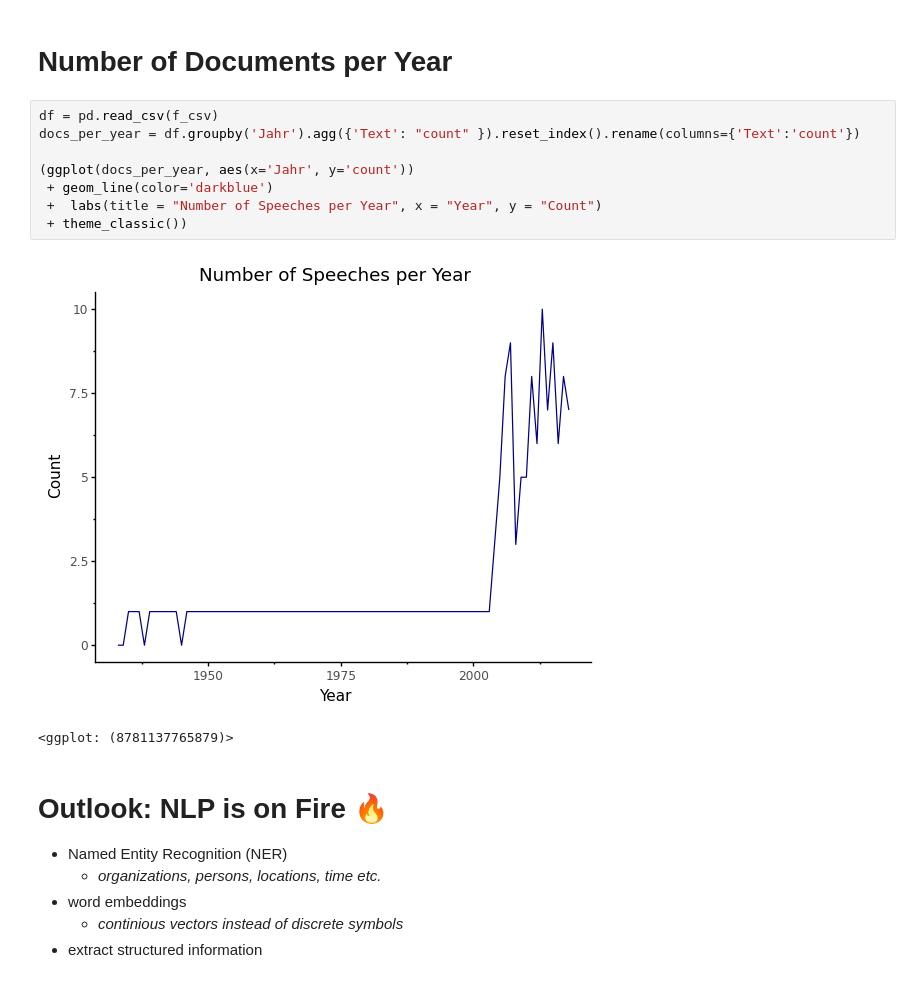
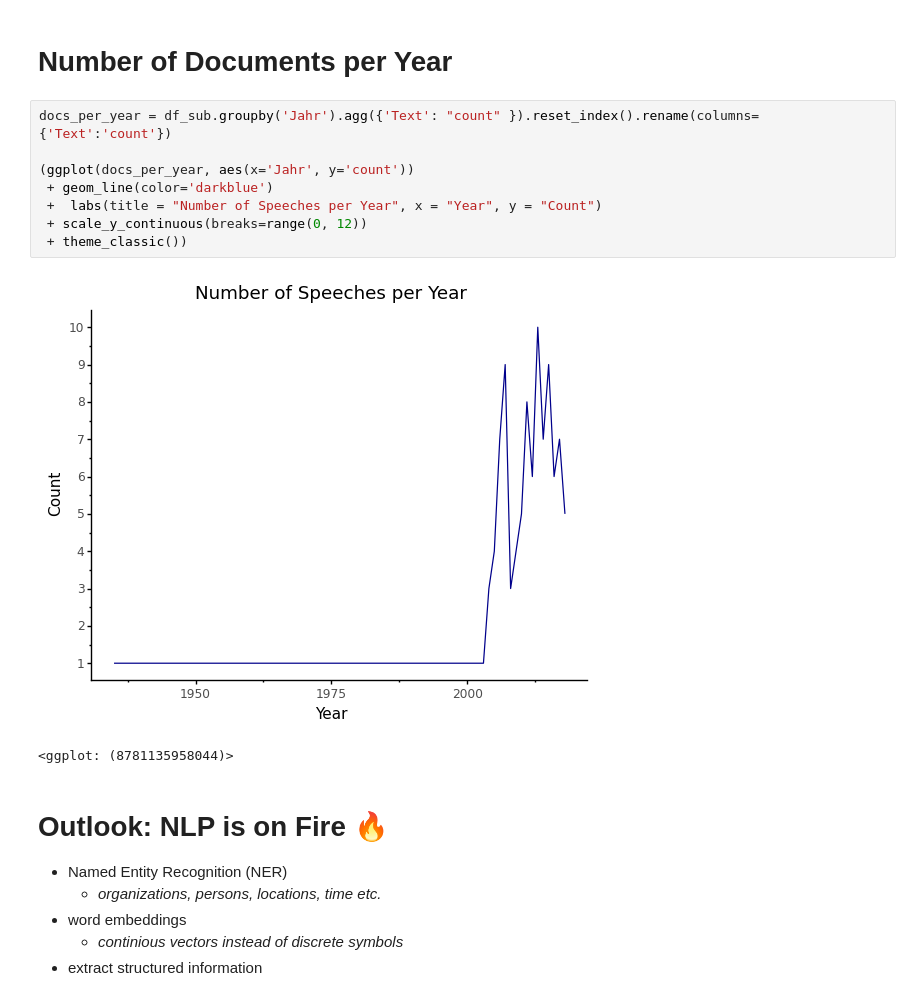
Before and after one commit to aflueckiger/KED2021, a Jupyter notebook: scripts/KED2020_10.ipynb, the cells around one changed output. Saved outputs shown, nothing was run; the diff lists cells and outputs as text.

Commit message:
change scale of doc frq plot

```diff
--- a/scripts/KED2020_10.ipynb
+++ b/scripts/KED2020_10.ipynb
@@ -445,16 +445,16 @@ df_terms = df_tidy[df_tidy['term'].isin(terms)]
 # %% [markdown]
 # Number of Documents per Year
 # %%
-df = pd.read_csv(f_csv)
-docs_per_year = df.groupby('Jahr').agg({'Text': "count" }).reset_index().rename(columns={'Text':'count'})
+docs_per_year = df_sub.groupby('Jahr').agg({'Text': "count" }).reset_index().rename(columns={'Text':'count'})
 
 (ggplot(docs_per_year, aes(x='Jahr', y='count'))
  + geom_line(color='darkblue')
  +  labs(title = "Number of Speeches per Year", x = "Year", y = "Count")
+ + scale_y_continuous(breaks=range(0, 12))
  + theme_classic())
 # %% [output]
-[figure, old version]
+[figure, new version]
-<ggplot: (8781137765879)>
+<ggplot: (8781135958044)>
 # %% [markdown]
 # Outlook: NLP is on Fire 🔥
 
```
